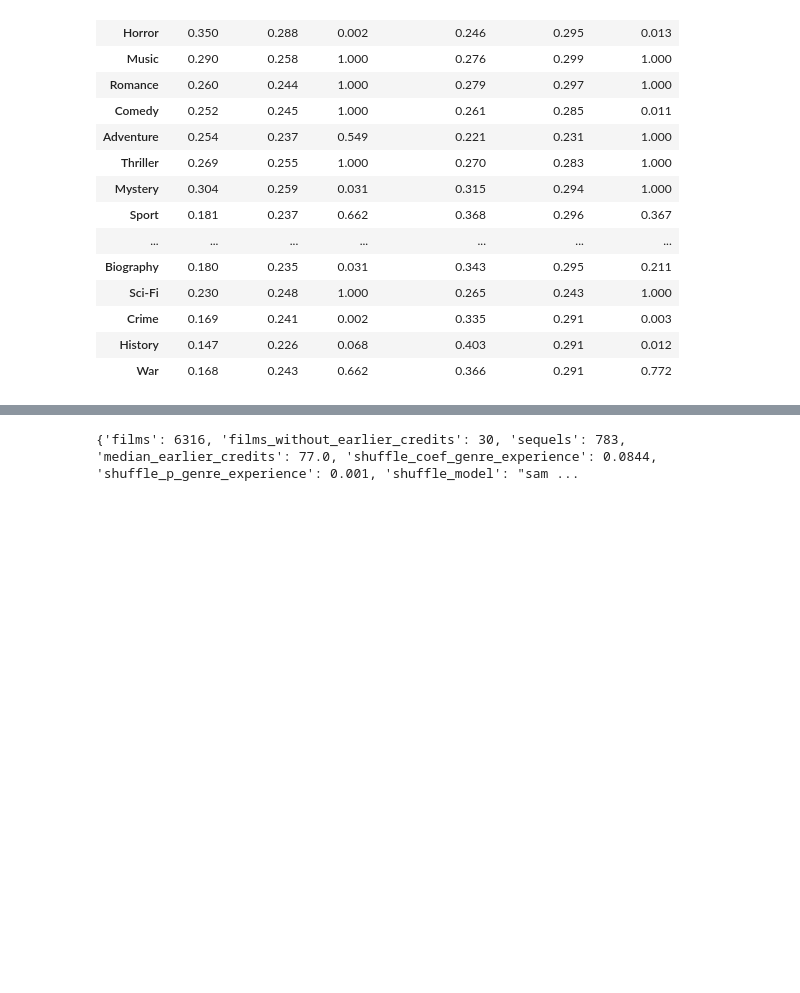
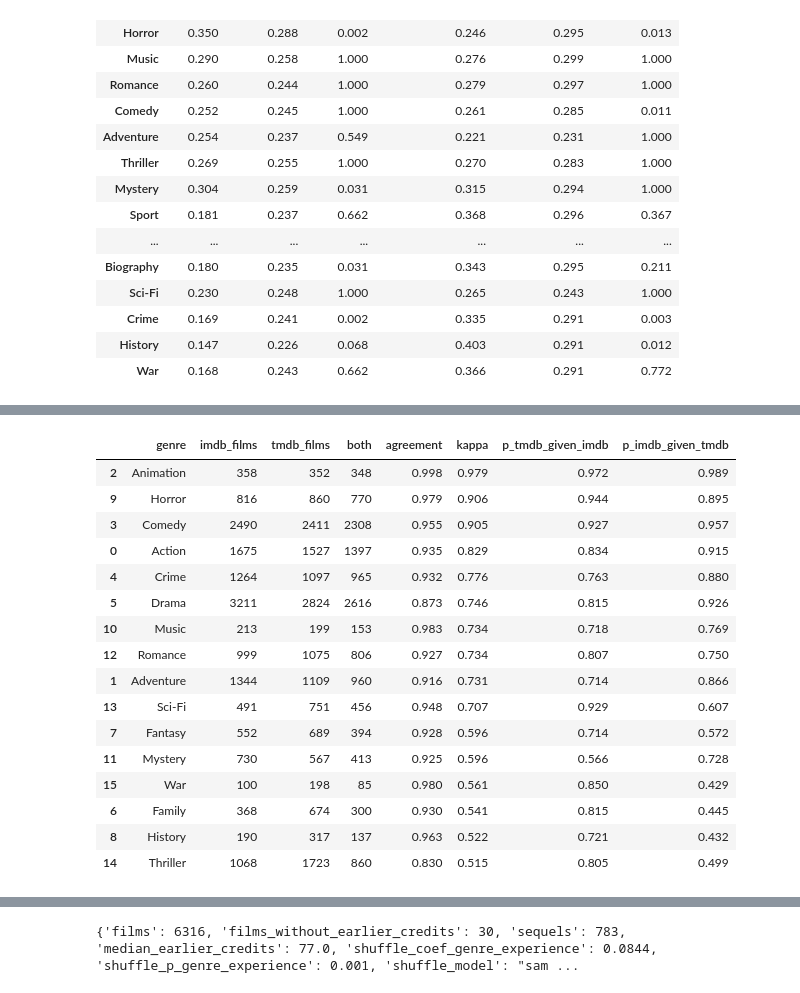
Before and after one commit to angelabuxo/IMDb-movie-success, a Jupyter notebook: notebooks/q1_genre.ipynb, the cells around one changed output, grey strips where cells are left out. Drawn from its saved outputs; the diff is of its cells as text; code cells hidden in the pictures; blank space fills up the shorter version.

```diff
--- a/notebooks/q1_genre.ipynb
+++ b/notebooks/q1_genre.ipynb
@@ -74,6 +76,8 @@ SFS = json.loads((SF / "summary.json").read_text())
 FX = EXP / "share_fixes"
 FXS = json.loads((FX / "summary.json").read_text())
 BRS = json.loads((BR / "summary.json").read_text())
+TM = SRC / "tmdb"
+TMS = json.loads((TM / "summary.json").read_text())
 HSC = EXP / "horror_scripts"
 HSS = json.loads((HSC / "summary.json").read_text())
 
@@ -510,0 +521,20 @@ pd.DataFrame({"hit share": h["share"], "hit expected": h["expected"], "hit p_hol
+# %%
+pd.read_csv(TM / "genre_agreement.csv").sort_values("kappa", ascending=False)
+# %% [output]
+|  | genre | imdb_films | tmdb_films | both | agreement | kappa | p_tmdb_given_imdb | p_imdb_given_tmdb |
+| 2 | Animation | 358 | 352 | 348 | 0.998 | 0.979 | 0.972 | 0.989 |
+| 9 | Horror | 816 | 860 | 770 | 0.979 | 0.906 | 0.944 | 0.895 |
+| 3 | Comedy | 2490 | 2411 | 2308 | 0.955 | 0.905 | 0.927 | 0.957 |
+| 0 | Action | 1675 | 1527 | 1397 | 0.935 | 0.829 | 0.834 | 0.915 |
+| 4 | Crime | 1264 | 1097 | 965 | 0.932 | 0.776 | 0.763 | 0.880 |
+| 5 | Drama | 3211 | 2824 | 2616 | 0.873 | 0.746 | 0.815 | 0.926 |
+| 10 | Music | 213 | 199 | 153 | 0.983 | 0.734 | 0.718 | 0.769 |
+| 12 | Romance | 999 | 1075 | 806 | 0.927 | 0.734 | 0.807 | 0.750 |
+| 1 | Adventure | 1344 | 1109 | 960 | 0.916 | 0.731 | 0.714 | 0.866 |
+| 13 | Sci-Fi | 491 | 751 | 456 | 0.948 | 0.707 | 0.929 | 0.607 |
+| 7 | Fantasy | 552 | 689 | 394 | 0.928 | 0.596 | 0.714 | 0.572 |
+| 11 | Mystery | 730 | 567 | 413 | 0.925 | 0.596 | 0.566 | 0.728 |
+| 15 | War | 100 | 198 | 85 | 0.980 | 0.561 | 0.850 | 0.429 |
+| 6 | Family | 368 | 674 | 300 | 0.930 | 0.541 | 0.815 | 0.445 |
+| 8 | History | 190 | 317 | 137 | 0.963 | 0.522 | 0.721 | 0.432 |
+| 14 | Thriller | 1068 | 1723 | 860 | 0.830 | 0.515 | 0.805 | 0.499 |
```
Also changed, not shown: parts of 21 cells of this notebook, 13 other files.
